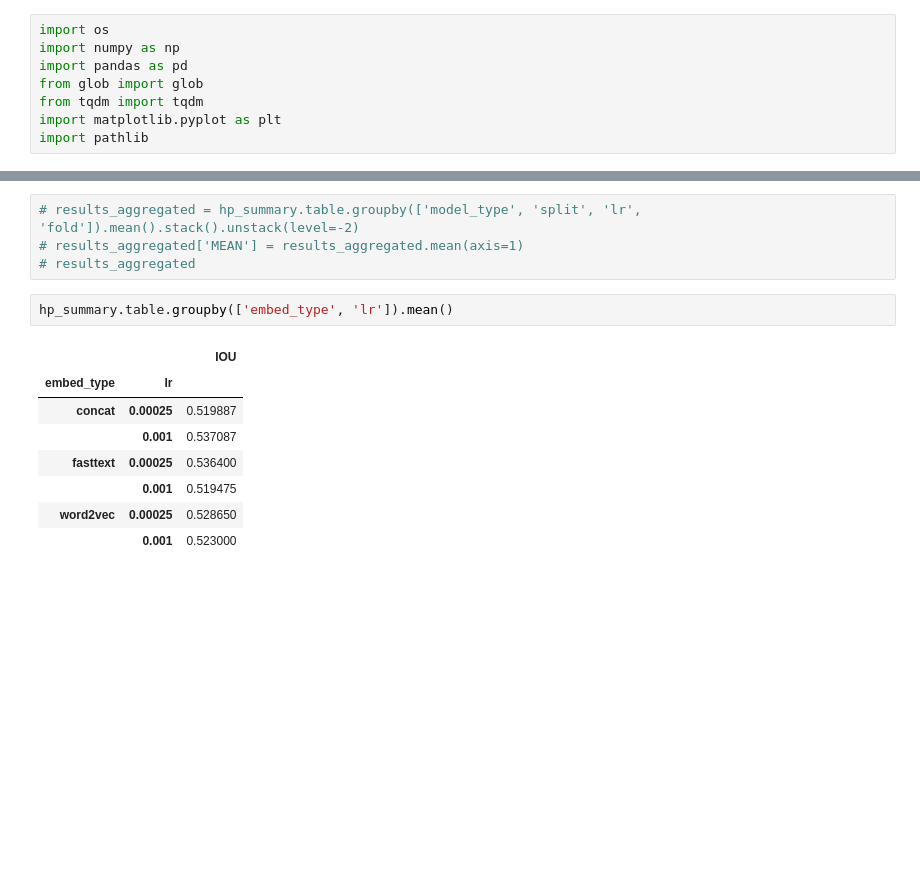
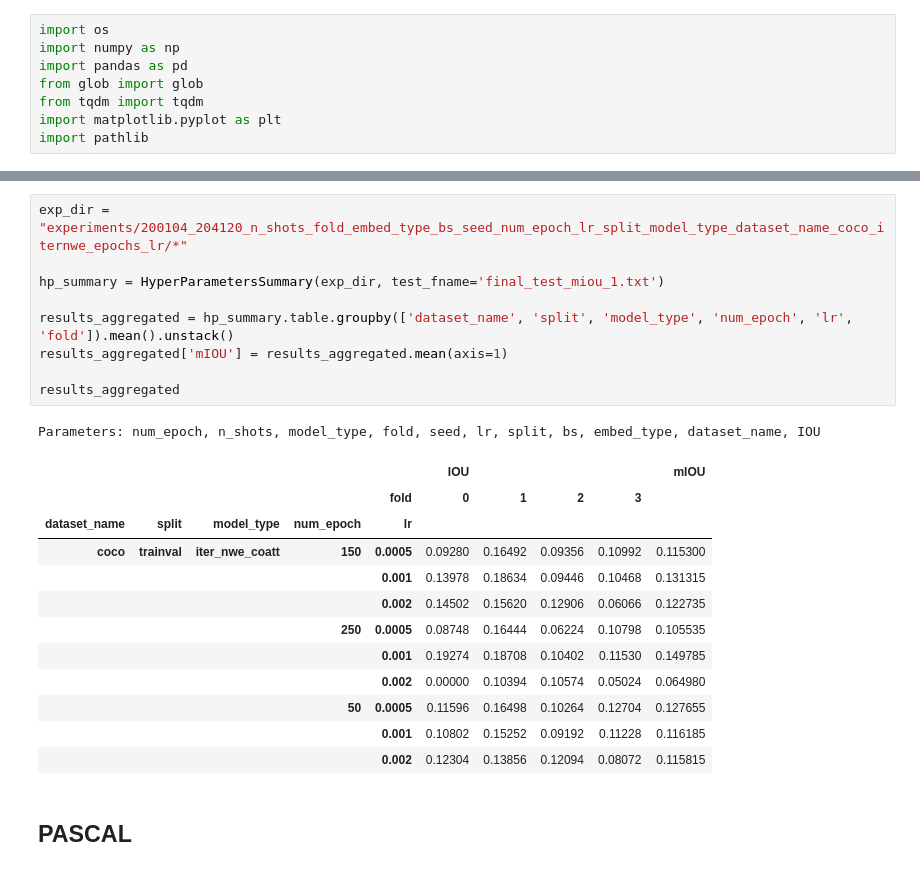
Before and after one commit to MSiam/fewshot_weakly_coatt, a Jupyter notebook: Results.ipynb, the cells around one changed output, grey strips where cells are left out. Saved outputs shown, nothing was run; the diff lists cells and outputs as text; blank space fills up the shorter version.

```diff
--- a/Results.ipynb
+++ b/Results.ipynb
@@ -48,15 +85,25 @@ class HyperParametersSummary:
 # %%
-# results_aggregated = hp_summary.table.groupby(['model_type', 'split', 'lr', 'fold']).mean().stack().unstack(level=-2)
-# results_aggregated['MEAN'] = results_aggregated.mean(axis=1)
-# results_aggregated
+exp_dir = "experiments/200104_204120_n_shots_fold_embed_type_bs_seed_num_epoch_lr_split_model_type_dataset_name_coco_iternwe_epochs_lr/*"
+
+hp_summary = HyperParametersSummary(exp_dir, test_fname='final_test_miou_1.txt')
+
+results_aggregated = hp_summary.table.groupby(['dataset_name', 'split', 'model_type', 'num_epoch', 'lr', 'fold']).mean().unstack()
+results_aggregated['mIOU'] = results_aggregated.mean(axis=1)
+
+results_aggregated
+# %% [output]
+Parameters: num_epoch, n_shots, model_type, fold, seed, lr, split, bs, embed_type, dataset_name, IOU
+|  |  |  |  |  | IOU |  |  |  | mIOU |
+|  |  |  |  | fold | 0 | 1 | 2 | 3 |  |
+| dataset_name | split | model_type | num_epoch | lr |  |  |  |  |  |
+| coco | trainval | iter_nwe_coatt | 150 | 0.0005 | 0.09280 | 0.16492 | 0.09356 | 0.10992 | 0.115300 |
+|  |  |  |  | 0.001 | 0.13978 | 0.18634 | 0.09446 | 0.10468 | 0.131315 |
+|  |  |  |  | 0.002 | 0.14502 | 0.15620 | 0.12906 | 0.06066 | 0.122735 |
+|  |  |  | 250 | 0.0005 | 0.08748 | 0.16444 | 0.06224 | 0.10798 | 0.105535 |
+|  |  |  |  | 0.001 | 0.19274 | 0.18708 | 0.10402 | 0.11530 | 0.149785 |
+|  |  |  |  | 0.002 | 0.00000 | 0.10394 | 0.10574 | 0.05024 | 0.064980 |
+|  |  |  | 50 | 0.0005 | 0.11596 | 0.16498 | 0.10264 | 0.12704 | 0.127655 |
+|  |  |  |  | 0.001 | 0.10802 | 0.15252 | 0.09192 | 0.11228 | 0.116185 |
+|  |  |  |  | 0.002 | 0.12304 | 0.13856 | 0.12094 | 0.08072 | 0.115815 |
-# %%
-hp_summary.table.groupby(['embed_type', 'lr']).mean()
-# %% [output]
-|  |  | IOU |
-| embed_type | lr |  |
-| concat | 0.00025 | 0.519887 |
-|  | 0.001 | 0.537087 |
-| fasttext | 0.00025 | 0.536400 |
-|  | 0.001 | 0.519475 |
-| word2vec | 0.00025 | 0.528650 |
-|  | 0.001 | 0.523000 |
+# %% [markdown]
+## PASCAL
```
Also changed, not shown: parts of 12 cells of this notebook.
